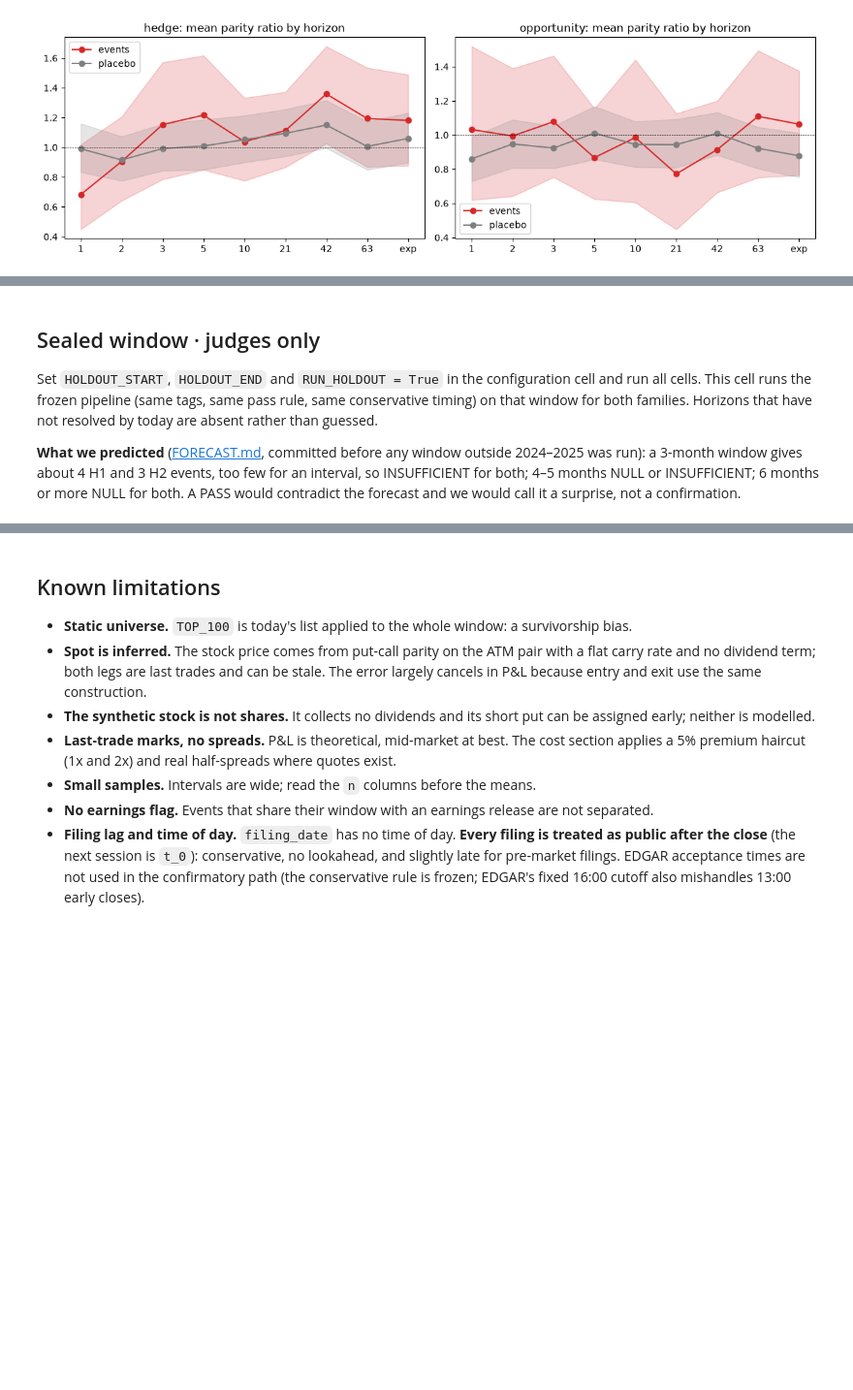
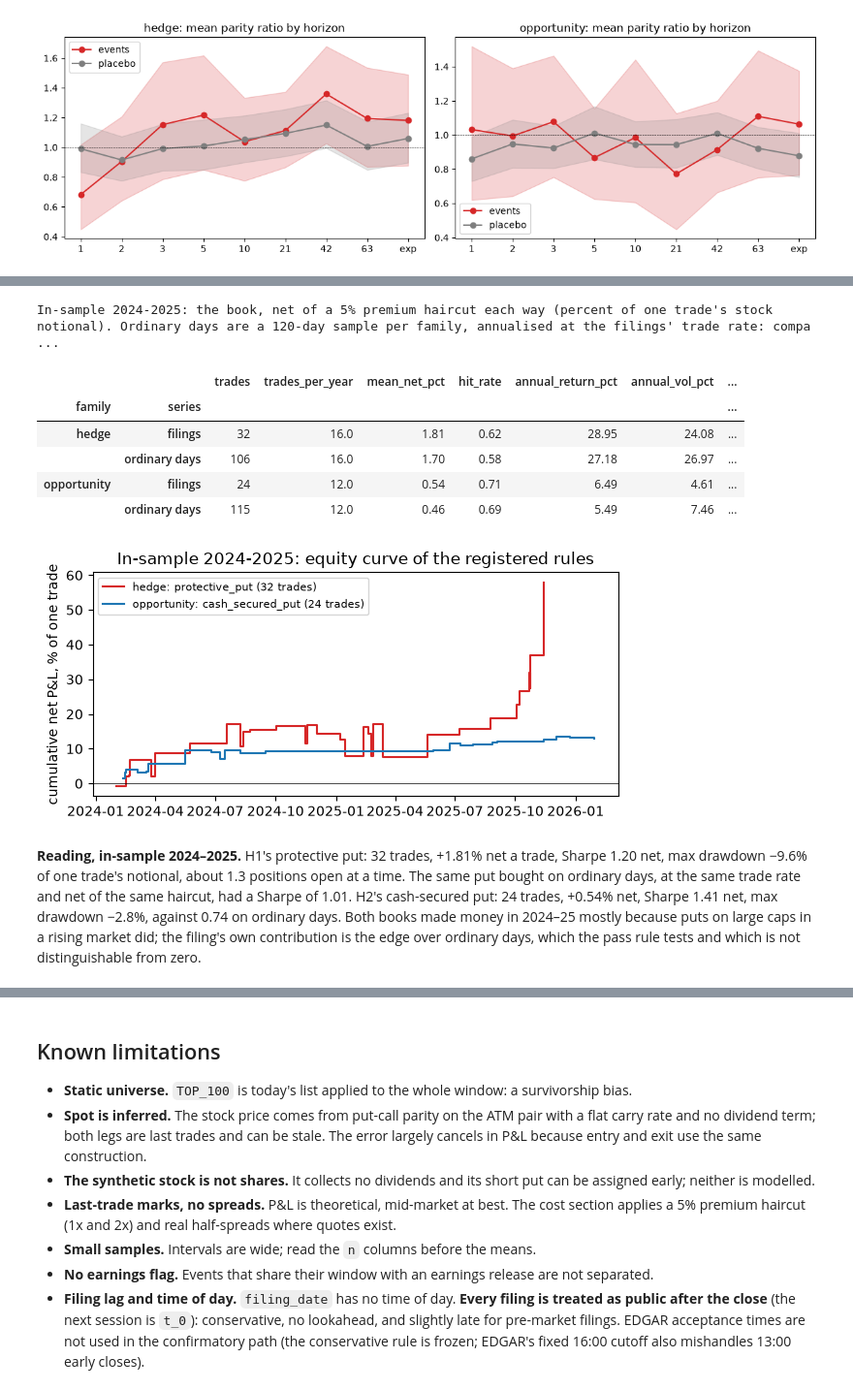
Before and after one commit to theomachado05/polybridge, a Jupyter notebook: research/massive_8k.ipynb, the cells around one changed output, grey strips where cells are left out. Shown at 97% size. Saved outputs shown, nothing was run; the diff lists cells and outputs as text; code cells hidden in the pictures; blank space fills up the shorter version.

```diff
--- a/research/massive_8k.ipynb
+++ b/research/massive_8k.ipynb
@@ -162 +138,23 @@ Events dropped before pricing, by reason
+# %%
+STRATEGY_OF = {"hedge": "protective_put", "opportunity": "cash_secured_put"}
+
+
+def book_report(st, years, label):
+    # Each registered rule run as a book: one $1-notional trade per filing at 21 sessions, net of the 5% haircut.
+    tab, lists = book_table(st, cfg, STRATEGY_OF, years)
+    keep = ["trades", "trades_per_year", "mean_net_pct", "hit_rate", "annual_return_pct", "annual_vol_pct", "sharpe_net",
+            "max_drawdown_pct", "worst_trade_pct", "avg_open_positions", "turnover_x_per_year"]
+    show(tab[[c for c in keep if c in tab]].round(2),
+         f"{label}: the book, net of a 5% premium haircut each way (percent of one trade's stock notional). Ordinary days "
+         "are a 120-day sample per family, annualised at the filings' trade rate: compare Sharpe and mean, not trade count or drawdown.")
+    fig, ax = plt.subplots(figsize=(7, 3))
+    for fam, colr in (("hedge", "tab:red"), ("opportunity", "tab:blue")):
+        t = lists[(fam, "filings")]
+        if len(t):
+            ax.step(pd.to_datetime(t.exit_date), 100 * t.net.cumsum(), where="post", color=colr,
+                    label=f"{fam}: {STRATEGY_OF[fam]} ({len(t)} trades)")
+    ax.axhline(0, color="k", lw=0.5)
+    ax.set_ylabel("cumulative net P&L, % of one trade"); ax.set_title(f"{label}: equity curve of the registered rules")
+    ax.legend(fontsize=8); plt.show()
+    return tab, lists
 # %% [markdown]
@@ -761,10 +674,18 @@ stress regimes. H2 in 2022 is NULL: +0.48% at 21 sessions [−1.72, +2.22].
+# %%
+book_in, _ = book_report(study, 2.0, "In-sample 2024-2025")
+# %% [output]
+In-sample 2024-2025: the book, net of a 5% premium haircut each way (percent of one trade's stock notional). Ordinary days are a 120-day sample per family, annualised at the filings' trade rate: compa ...
+|  |  | trades | trades_per_year | mean_net_pct | hit_rate | annual_return_pct | annual_vol_pct | ... |
+| family | series |  |  |  |  |  |  | ... |
+| hedge | filings | 32 | 16.0 | 1.81 | 0.62 | 28.95 | 24.08 | ... |
+|  | ordinary days | 106 | 16.0 | 1.70 | 0.58 | 27.18 | 26.97 | ... |
+| opportunity | filings | 24 | 12.0 | 0.54 | 0.71 | 6.49 | 4.61 | ... |
+|  | ordinary days | 115 | 12.0 | 0.46 | 0.69 | 5.49 | 7.46 | ... |
+[figure, added]
 # %% [markdown]
-## Sealed window · judges only
-
-Set `HOLDOUT_START`, `HOLDOUT_END` and `RUN_HOLDOUT = True` in the configuration cell and run all cells. This cell runs
-the frozen pipeline (same tags, same pass rule, same conservative timing) on that window for both families. Horizons that
-have not resolved by today are absent rather than guessed.
-
-**What we predicted** ([FORECAST.md](FORECAST.md), committed before any window outside 2024–2025 was run): a 3-month window
-gives about 4 H1 and 3 H2 events, too few for an interval, so INSUFFICIENT for both; 4–5 months NULL or INSUFFICIENT;
-6 months or more NULL for both. A PASS would contradict the forecast and we would call it a surprise, not a confirmation.
+**Reading, in-sample 2024–2025.** H1's protective put: 32 trades, +1.81% net a trade, Sharpe 1.20 net, max drawdown
+−9.6% of one trade's notional, about 1.3 positions open at a time. The same put bought on ordinary days, at the same trade
+rate and net of the same haircut, had a Sharpe of 1.01. H2's cash-secured put: 24 trades, +0.54% net, Sharpe 1.41 net, max
+drawdown −2.8%, against 0.74 on ordinary days. Both books made money in 2024–25 mostly because puts on large caps in a
+rising market did; the filing's own contribution is the edge over ordinary days, which the pass rule tests and which is
+not distinguishable from zero.
```
Also changed, not shown: parts of 49 cells of this notebook, 15 other files.
